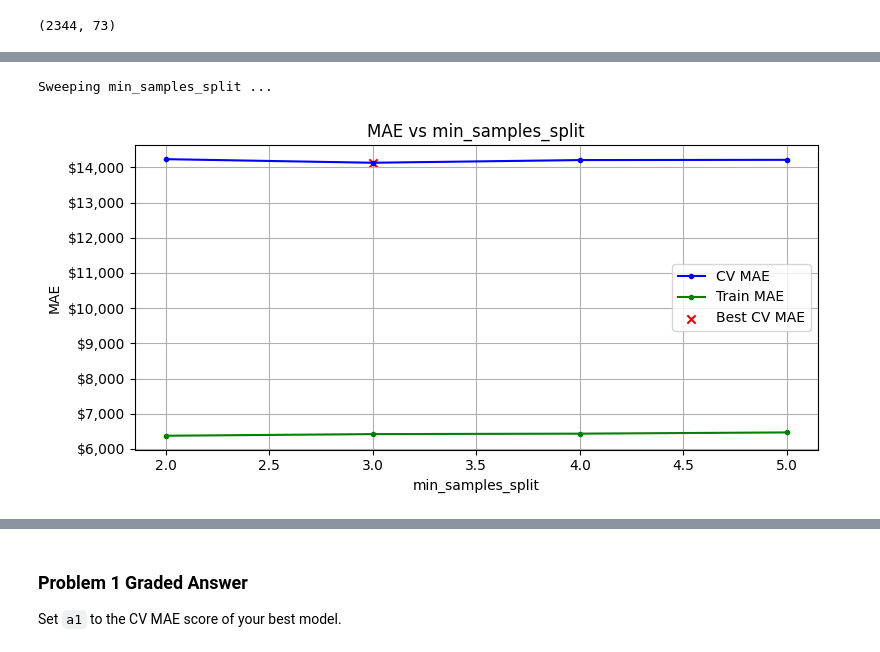
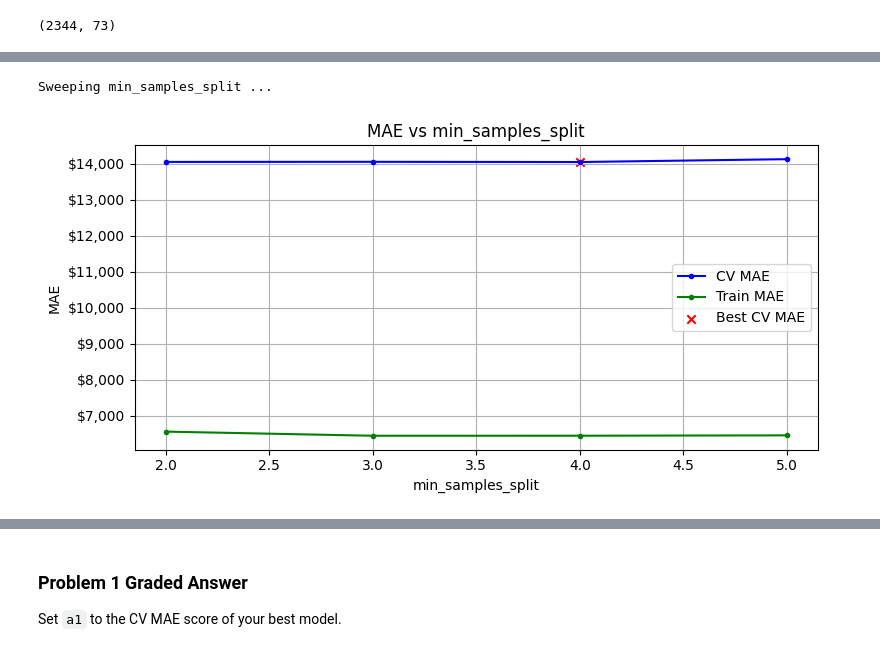
Before and after one commit to jydeleon/JazminRepo-603, a Jupyter notebook: Module-3-Assignments-main/Homework_07.ipynb, the cells around one changed output, grey strips where cells are left out. Drawn from its saved outputs; the diff is of its cells as text; code cells hidden in the pictures.

```diff
--- a/Module-3-Assignments-main/Homework_07.ipynb
+++ b/Module-3-Assignments-main/Homework_07.ipynb
@@ -562,32 +562,32 @@ Elapsed Time: 00:05:36
 #param_lists[param] = range(1, 13, 5)
 #Parameter min_samples_split = 1    MAE = $14,077.60
 
 #param_lists[param] = range(2, 10,1)
 #Parameter min_samples_split = 2    MAE = $14,077.60
 
 # Your code here, add as many cells as you need
 start = time.time()
 
 param = 'min_samples_split'
 param_lists[param] = range(2, 6,1)
 
 print(f"Sweeping {param} ...")
 
 # Run the sweep and return a dictionary updated with the best value found
 Params_GB = sweep_parameter(GradientBoostingRegressor,
                             Params_GB,
                             param,
                             param_lists[param],
                             n_jobs         =-1,
-                            n_repeats      =1
+                            n_repeats      =5
                             )
 
 # Print out results of this sweep
 print(f"\nParameter {param} = {Params_GB[param]}    MAE = ${Params_GB['MAE_found']:,.2f}\n")
 print(Params_GB)
 
 end = time.time()
 print("Elapsed Time:", format_hms(end - start))
 # %% [output]
 Sweeping min_samples_split ...
-[figure, old version]
+[figure, new version]
```
Also changed, not shown: parts of 22 cells of this notebook.
